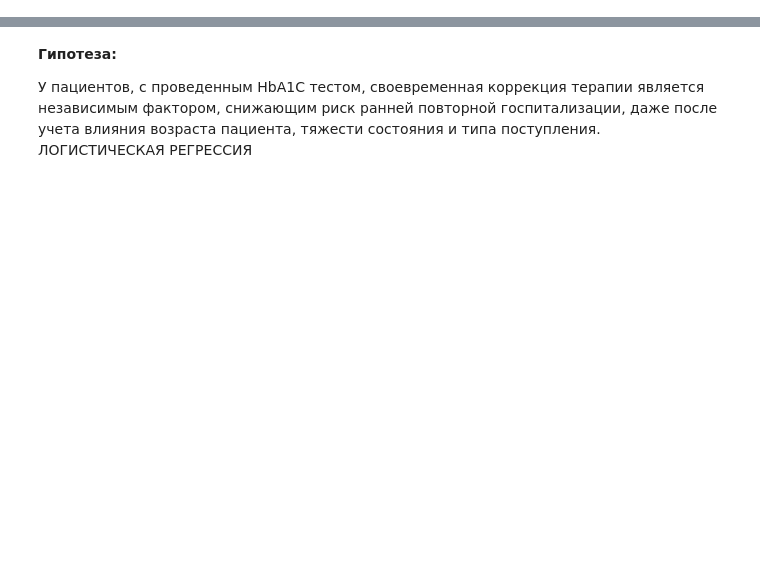
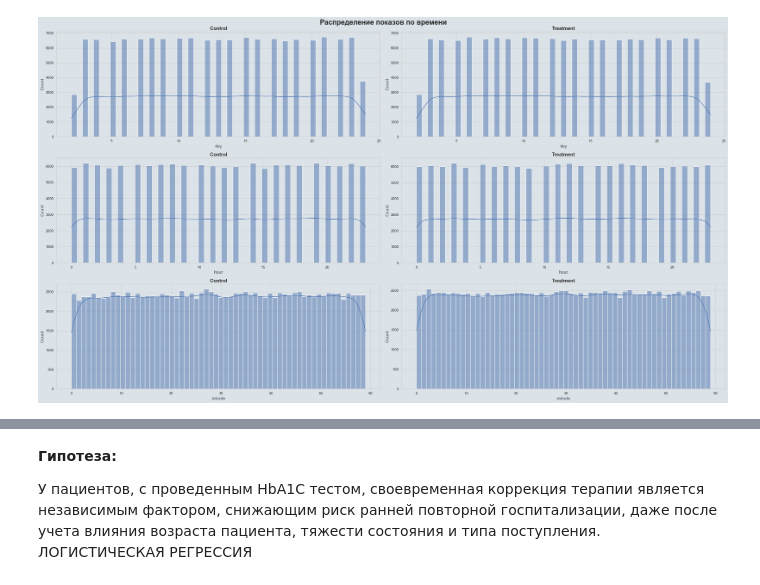
Before and after one commit to ramzntsv/Statistics_GP, a Jupyter notebook: main.ipynb, the cells around one changed output, grey strips where cells are left out. Drawn from its saved outputs; the diff is of its cells as text; code cells hidden in the pictures; blank space fills up the shorter version.

```diff
--- a/main.ipynb
+++ b/main.ipynb
@@ -5,0 +115,2 @@ import matplotlib.pyplot as plt
+# %%
+timestamps = pd.read_csv('datasets/timestamps.csv', index_col=0)
@@ -5,0 +133,88 @@ import matplotlib.pyplot as plt
+# %%
+plt.figure(figsize=(30, 17))
+
+sns.set_theme(style="whitegrid", rc={
+    "figure.facecolor": "#DCE3E8",
+    "axes.facecolor": "#DCE3E8"
+})
+
+plt.suptitle(
+    "Распределение показов по времени",
+    fontsize=22,
+    fontweight="bold",
+    y=0.98
+)
+
+A_times = timestamps[timestamps.group == 'control']
+B_times = timestamps[timestamps.group == 'treatment']
+
+plt.subplot(3,2,1)
+ax = plt.gca()
+sns.histplot(data = A_times, x = 'day', kde=True)
+plt.title('Control', fontsize=15, fontweight="bold")
+ax.xaxis.label.set_fontweight("bold")
+ax.yaxis.label.set_fontweight("bold")
+ax.xaxis.label.set_fontsize(13)
+ax.yaxis.label.set_fontsize(13)
+ax.xaxis.label.set_color("#6B7280")
+ax.yaxis.label.set_color("#6B7280")
+
+plt.subplot(3,2,2)
+ax = plt.gca()
+sns.histplot(data = B_times, x = 'day', kde=True)
+plt.title('Treatment', fontsize=15, fontweight="bold")
+ax.xaxis.label.set_fontweight("bold")
+ax.yaxis.label.set_fontweight("bold")
+ax.xaxis.label.set_fontsize(13)
+ax.yaxis.label.set_fontsize(13)
+ax.xaxis.label.set_color("#6B7280")
+ax.yaxis.label.set_color("#6B7280")
+
+plt.subplot(3,2,3)
+ax = plt.gca()
+sns.histplot(data = A_times, x = 'hour', kde=True)
+plt.title('Control', fontsize=15, fontweight="bold")
+ax.xaxis.label.set_fontweight("bold")
+ax.yaxis.label.set_fontweight("bold")
+ax.xaxis.label.set_fontsize(13)
+ax.yaxis.label.set_fontsize(13)
+ax.xaxis.label.set_color("#6B7280")
+ax.yaxis.label.set_color("#6B7280")
+
+plt.subplot(3,2,4)
+ax = plt.gca()
+sns.histplot(data = B_times, x = 'hour', kde=True)
+plt.title('Treatment', fontsize=15, fontweight="bold")
+ax.xaxis.label.set_fontweight("bold")
+ax.yaxis.label.set_fontweight("bold")
+ax.xaxis.label.set_fontsize(13)
+ax.yaxis.label.set_fontsize(13)
+ax.xaxis.label.set_color("#6B7280")
+ax.yaxis.label.set_color("#6B7280")
+
+plt.subplot(3,2,5)
+ax = plt.gca()
+sns.histplot(data = A_times, x = 'minute', bins=60, kde=True)
+plt.title('Control', fontsize=15, fontweight="bold")
+ax.xaxis.label.set_fontweight("bold")
+ax.yaxis.label.set_fontweight("bold")
+ax.xaxis.label.set_fontsize(13)
+ax.yaxis.label.set_fontsize(13)
+ax.xaxis.label.set_color("#6B7280")
+ax.yaxis.label.set_color("#6B7280")
+
+plt.subplot(3,2,6)
+ax = plt.gca()
+sns.histplot(data = B_times, x = 'minute', bins=60, kde=True)
+plt.title('Treatment', fontsize=15, fontweight="bold")
+ax.xaxis.label.set_fontweight("bold")
+ax.yaxis.label.set_fontweight("bold")
+ax.xaxis.label.set_fontsize(13)
+ax.yaxis.label.set_fontsize(13)
+ax.xaxis.label.set_color("#6B7280")
+ax.yaxis.label.set_color("#6B7280")
+
+plt.tight_layout()
+plt.show()
+# %% [output]
+[figure, added]
```
Also changed, not shown: parts of 73 cells of this notebook, 1 other file.
